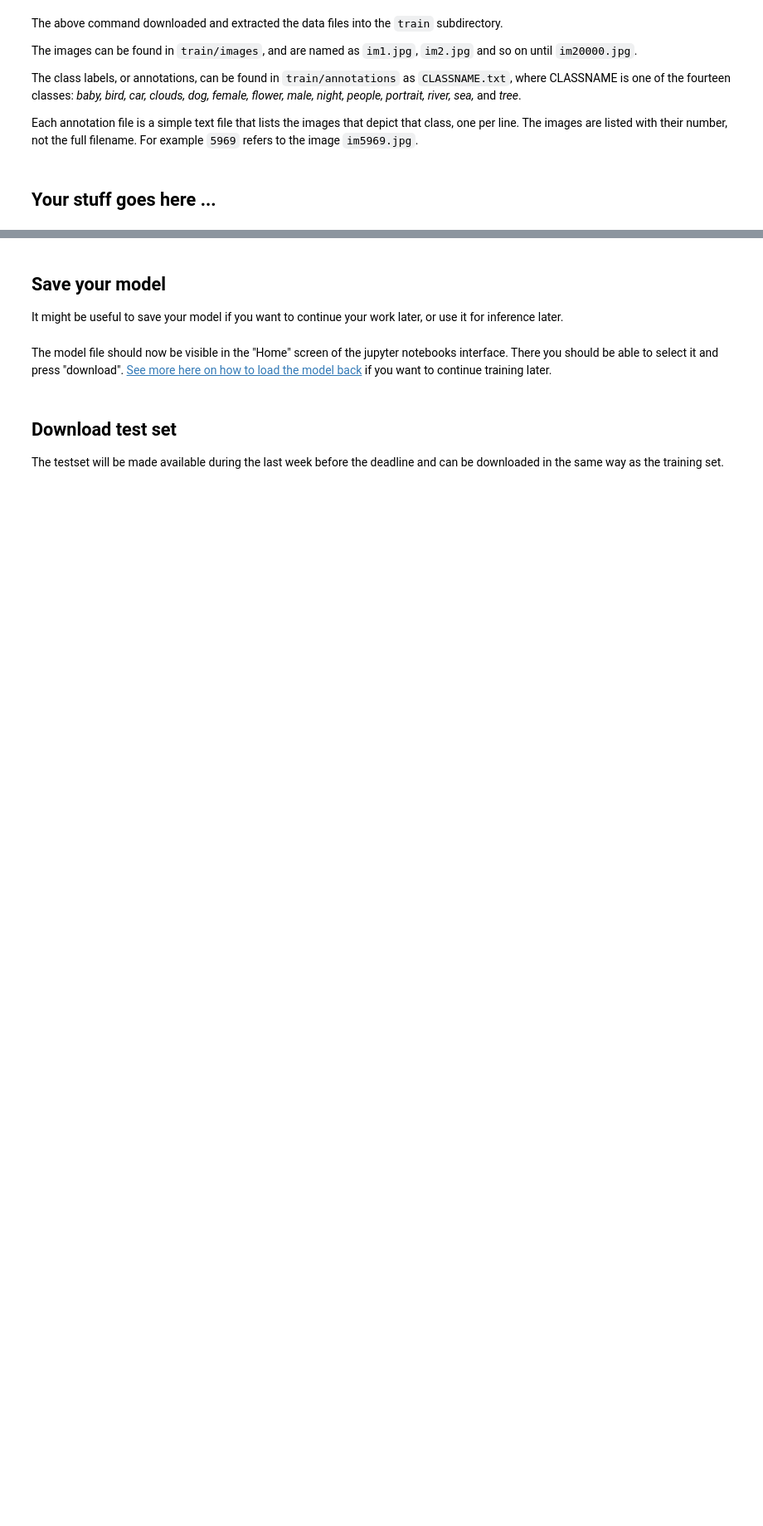
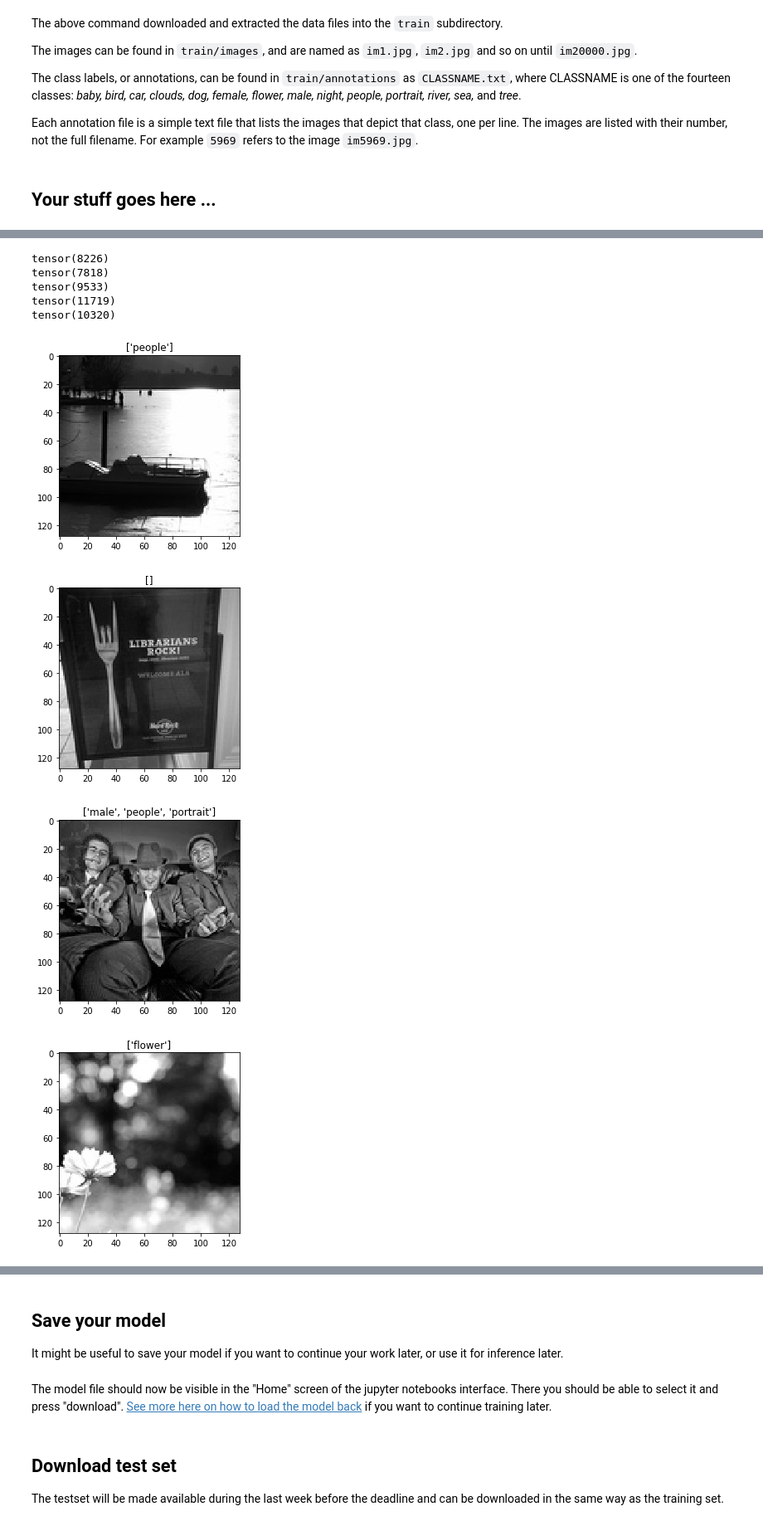
Before and after one commit to FeisEater/deePIE-project, a Jupyter notebook: image_project.ipynb, the cells around one changed output, grey strips where cells are left out. Shown at 83% size. Drawn from its saved outputs; the diff is of its cells as text; code cells hidden in the pictures; blank space fills up the shorter version.

```diff
--- a/image_project.ipynb
+++ b/image_project.ipynb
@@ -53,0 +180,22 @@ Each annotation file is a simple text file that lists the images that depict tha
+# %%
+# Check out what one batch has
+for idx, (image,label) in enumerate(validation_loader):
+    for i in range(image.shape[0]):
+        s = []
+        for j in range(len(label[0])):
+            if int(label[i,j]) == 1:
+                s.append(label_titles[j])
+        plt.title(s)
+        plt.imshow(image[i].squeeze(),cmap="gray",label=s)
+        plt.show()
+    break
+# %% [output]
+tensor(8226)
+tensor(7818)
+tensor(9533)
+tensor(11719)
+tensor(10320)
+[figure, added]
+[figure, added]
+[figure, added]
+[figure, added]
```
Also changed, not shown: parts of 10 cells of this notebook.
